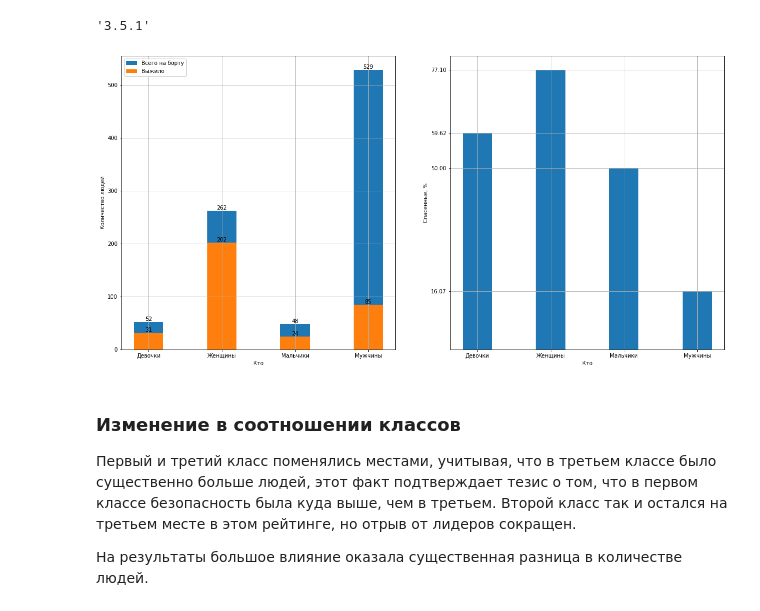
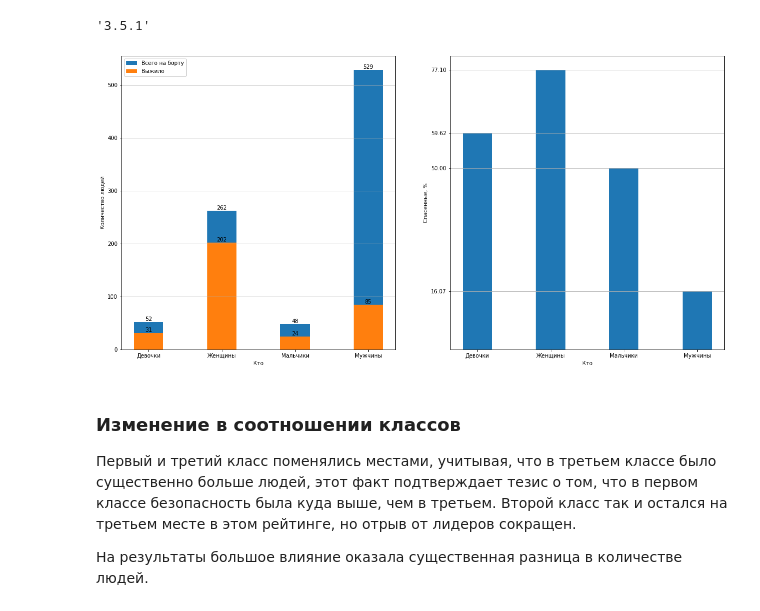
Before and after one commit to gaskeo/yandex-lyceum-selection-round, a Jupyter notebook: main.ipynb, the cells around one changed output. Drawn from its saved outputs; the diff is of its cells as text; code cells hidden in the pictures.

```diff
--- a/main.ipynb
+++ b/main.ipynb
@@ -754,35 +754,35 @@ who_items_alive = translate_and_to_numpy(dict(df_alive[who].value_counts()))
 # строим
 fig, (ax1, ax2) = plt.subplots(1, 2)
 fig.set_size_inches(20, 10)
 for item, label in ((who_items_all, 'Всего на борту'),
                     (who_items_alive, 'Выжило')):
     bar = ax1.bar(np.arange(4),
                 item[:, 1].astype(int),
                 width=0.4,
                 label=label)
 
     ax1.bar_label(bar, labels=item[:, 1])
 
 
 ax1.set_xlabel('Кто')
 ax1.set_ylabel('Количество людей')
 ax1.legend()
 
 alive_percentages = (who_items_rus_alive[:, 1].astype(int) /
                      who_items_rus_all[:, 1].astype(int) * 100)
 ax2.bar(np.arange(4), alive_percentages, width=0.4)
 ax2.set_yticks(alive_percentages)
 ax2.set_xlabel('Кто')
 ax2.set_ylabel('Спасенные, %')
 
 for ax in (ax1, ax2):
     ax.set_xticks(np.arange(4))
     ax.set_xticklabels(who_items_rus_all[:, 0])
-    ax.grid(True)
+    ax.grid(True, axis='y')
 
 plt.show()
 # %% [output]
-[figure, old version]
+[figure, new version]
 # %% [markdown]
 ### Изменение в соотношении классов
 Первый и третий класс поменялись местами, учитывая, что в третьем классе было существенно больше людей, этот факт подтверждает тезис о том, что в первом классе безопасность была куда выше, чем в третьем. Второй класс так и остался на третьем месте в этом рейтинге, но отрыв от лидеров сокращен.
```
Also changed, not shown: parts of 6 cells of this notebook.
